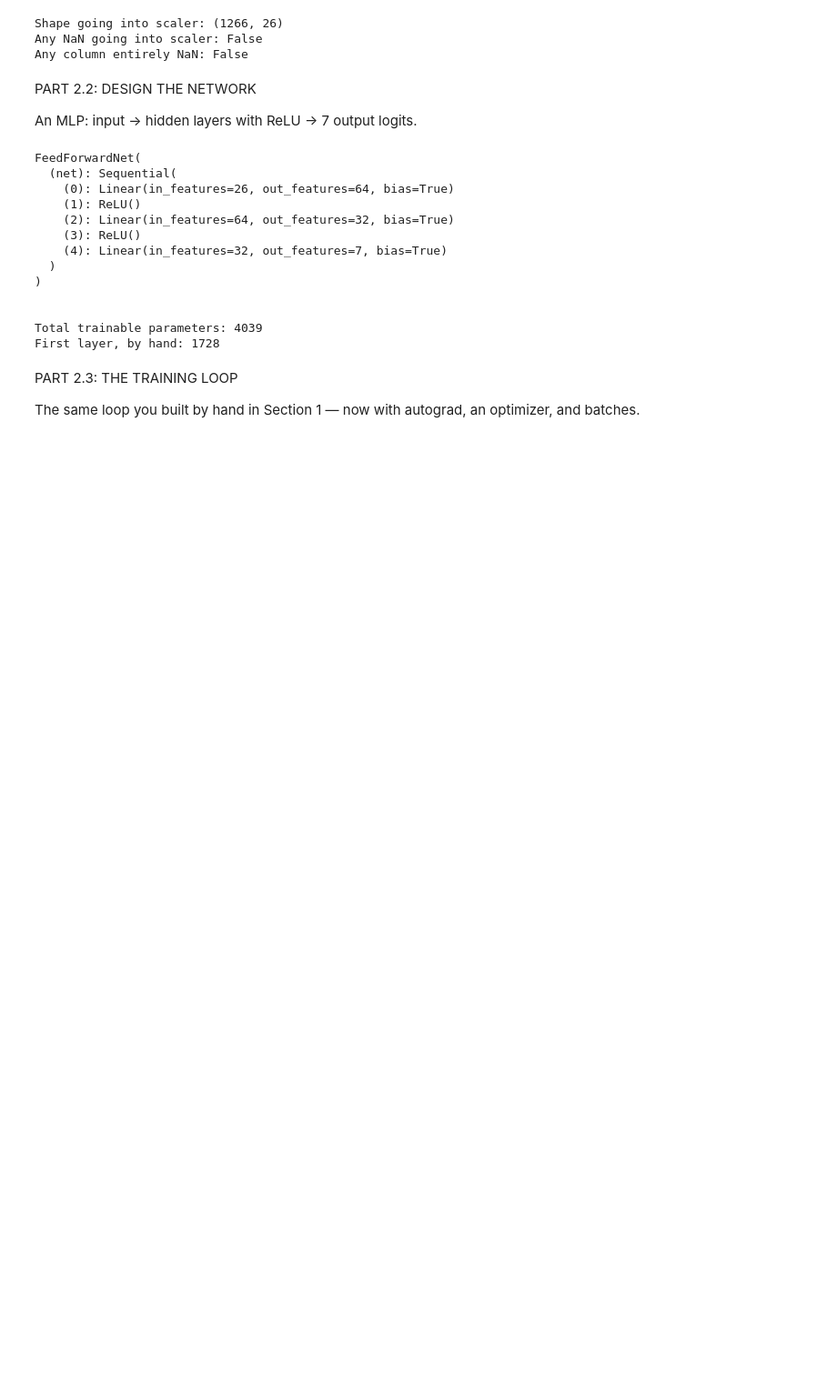
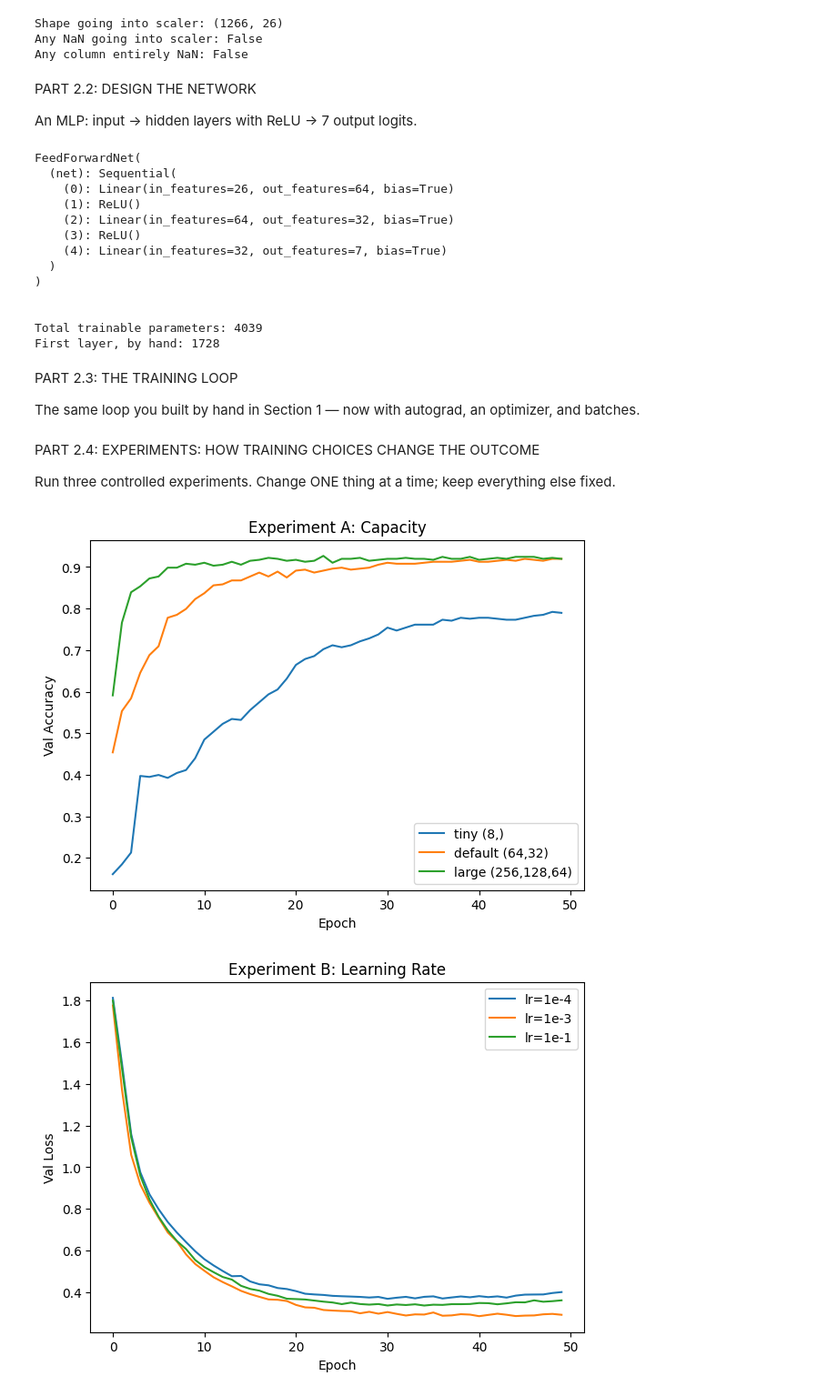
Before and after one commit to Pinkraaaa/Lab_3, a Jupyter notebook: Lab_3.ipynb, the cells around one changed output. Shown at 91% size. Drawn from its saved outputs; the diff is of its cells as text; code cells hidden in the pictures; blank space fills up the shorter version.

```diff
--- a/Lab_3.ipynb
+++ b/Lab_3.ipynb
@@ -629,3 +606,7 @@ plt.ylabel("Accuracy")
 plt.title("Accuracy over training")
 plt.legend()
 plt.show()
+# %% [markdown]
+PART 2.4: EXPERIMENTS: HOW TRAINING CHOICES CHANGE THE OUTCOME
+
+Run three controlled experiments. Change ONE thing at a time; keep everything else fixed.
@@ -631,0 +688,59 @@ plt.show()
+# %%
+#FIRST EXPERIMENT
+#TODO — Experiment A (capacity): tiny (8,) vs default (64, 32) vs large (256, 128, 64).
+#   Plot the three validation-accuracy curves together.
+
+h_tiny = run_experiment(hidden_sizes=(8,))
+h_default = run_experiment(hidden_sizes=(64, 32))
+h_large = run_experiment(hidden_sizes=(256, 128, 64))
+
+plt.figure(figsize=(7, 5))
+plt.plot(h_tiny["val_acc"], label="tiny (8,)")
+plt.plot(h_default["val_acc"], label="default (64,32)")
+plt.plot(h_large["val_acc"], label="large (256,128,64)")
+plt.xlabel("Epoch"); plt.ylabel("Val Accuracy"); plt.legend()
+plt.title("Experiment A: Capacity")
+plt.show()
+
+
+#SECOND EXPERIMENT
+# TODO — Experiment B (learning rate): lr = 1e-4, 1e-3, 1e-1 (same architecture).
+#   Plot the three validation-loss curves together. Compare with Part 1.3.
+
+h_lr_low = run_experiment(lr=1e-4)
+h_lr_mid = run_experiment(lr=1e-3)
+h_lr_high = run_experiment(lr=1e-1)
+
+plt.figure(figsize=(7, 5))
+plt.plot(h_lr_low["val_loss"], label="lr=1e-4")
+plt.plot(h_lr_mid["val_loss"], label="lr=1e-3")
+plt.plot(h_lr_high["val_loss"], label="lr=1e-1")
+plt.xlabel("Epoch"); plt.ylabel("Val Loss"); plt.legend()
+plt.title("Experiment B: Learning Rate")
+plt.show()
+
+
+#THIRD EXPERIMENT
+# TODO — Experiment C (regularization): take your LARGEST network and train it
+#   with and without nn.Dropout(0.3) after each hidden layer.
+#   Plot train vs validation accuracy for both runs.
+
+h_large_no_dropout = run_experiment(hidden_sizes=(256, 128, 64), dropout=0.0)
+h_large_dropout = run_experiment(hidden_sizes=(256, 128, 64), dropout=0.3)
+
+fig, axes = plt.subplots(1, 2, figsize=(12, 4))
+
+axes[0].plot(h_large_no_dropout["train_acc"], label="train")
+axes[0].plot(h_large_no_dropout["val_acc"], label="val")
+axes[0].set_title("Without Dropout")
+axes[0].legend()
+
+axes[1].plot(h_large_dropout["train_acc"], label="train")
+axes[1].plot(h_large_dropout["val_acc"], label="val")
+axes[1].set_title("With Dropout (0.3)")
+axes[1].legend()
+
+plt.show()
+# %% [output]
+[figure, added]
+[figure, added]
```
Also changed, not shown: parts of 4 cells of this notebook.
